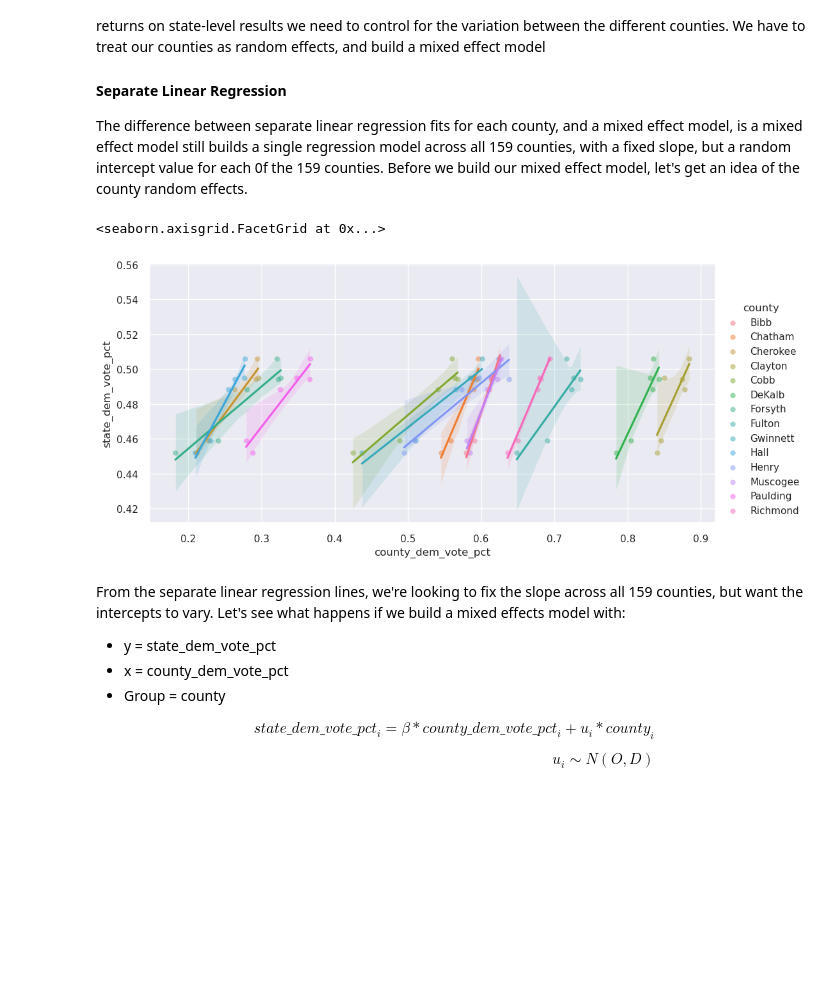
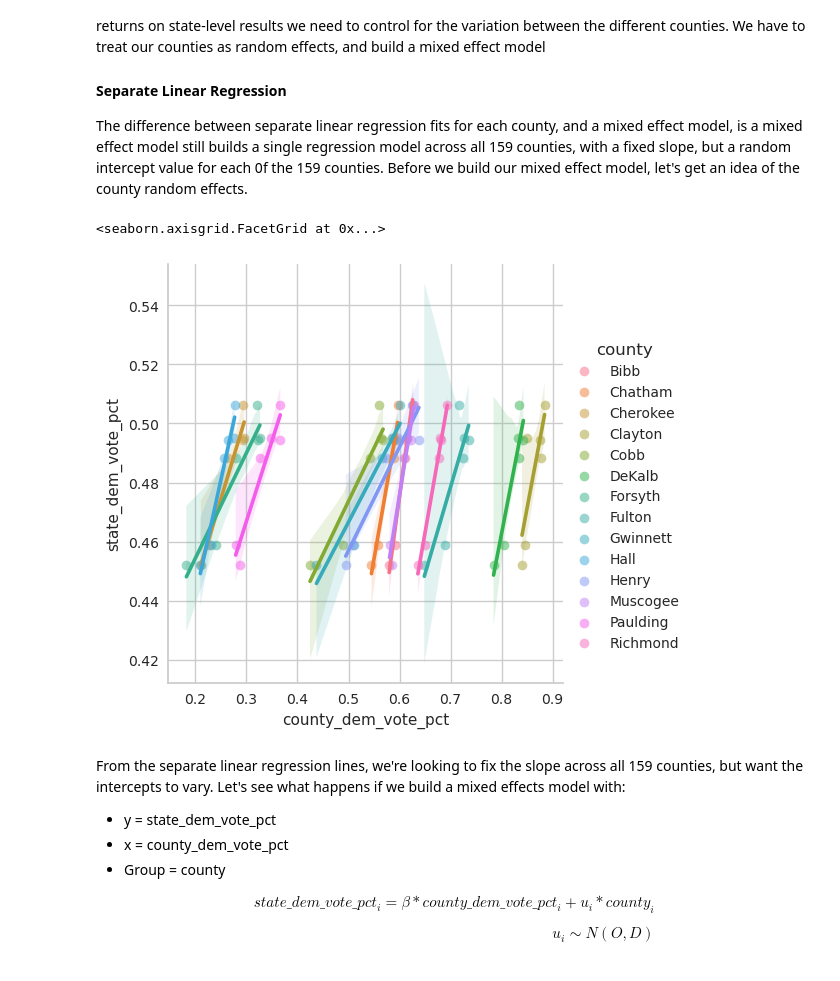
Before and after one commit to yasha0b1/Predicting-Election-Night-Margin, a Jupyter notebook: Predicting_Election_Night_Margin_2.ipynb, the cells around one changed output. Cells and saved outputs as stored; diff of their text form; code cells hidden in the pictures; blank space fills up the shorter version.

Commit message:
resized graph

```diff
--- a/Predicting_Election_Night_Margin_2.ipynb
+++ b/Predicting_Election_Night_Margin_2.ipynb
@@ -181,7 +181,6 @@ Before we fit a model to predict state-wide results based on county level return
 #### Ordinary Linear Regression
 # %%
 fig, ax = plt.subplots()
-sns.set(rc={'figure.figsize':(16,6)})
 lo=sns.regplot(y = "state_dem_vote_pct" ,
            x = "county_dem_vote_pct",
            data = ga_county_percent_df.loc[ga_county_percent_df['county'].isin(top_counties)],
@@ -207,14 +206,13 @@ The difference between separate linear regression fits for each county, and a mi
 # %%
 
 sns.lmplot(y = "state_dem_vote_pct" ,
              x = "county_dem_vote_pct",
              data = ga_county_percent_df.loc[ga_county_percent_df['county'].isin(top_counties)],
              hue="county",
-             aspect=2,
              scatter_kws={"alpha":0.5})
 # %% [output]
 <seaborn.axisgrid.FacetGrid at 0x...>
-[figure, old version]
+[figure, new version]
 # %% [markdown]
 From the separate linear regression lines, we're looking to fix the slope across all 159 counties, but want the intercepts to vary. Let's see what happens if we build a mixed effects model with:
 * y = state_dem_vote_pct
```
Also changed, not shown: parts of 5 cells of this notebook.
